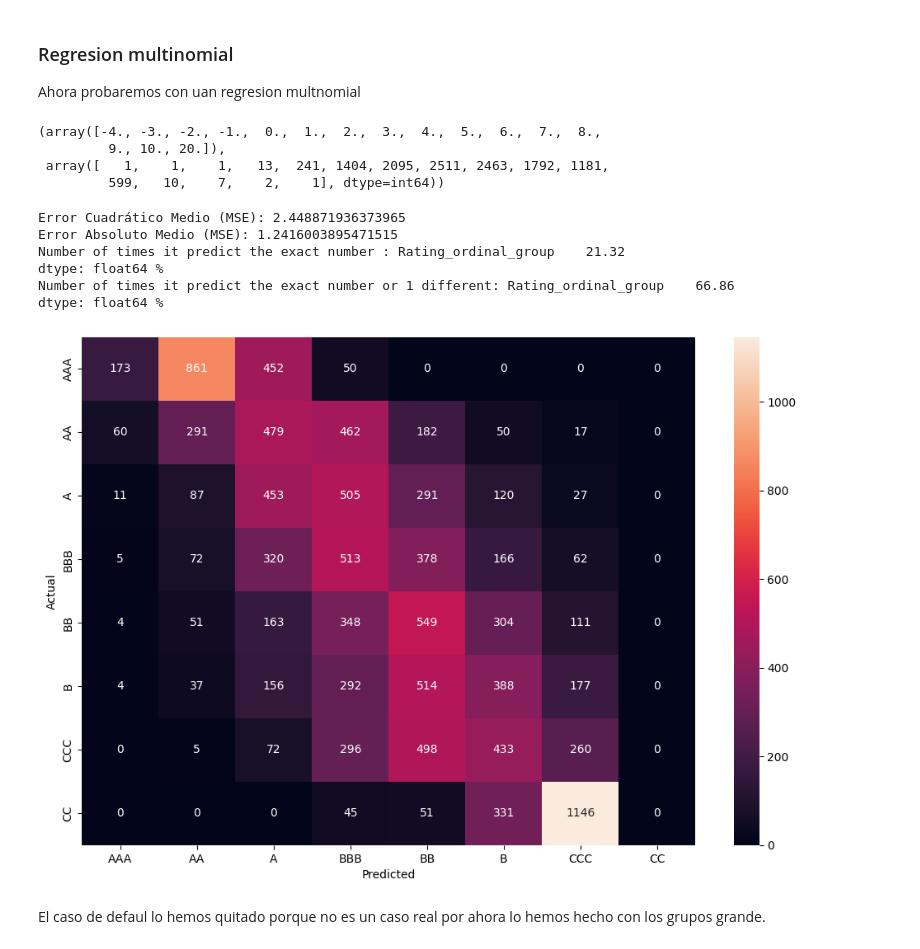
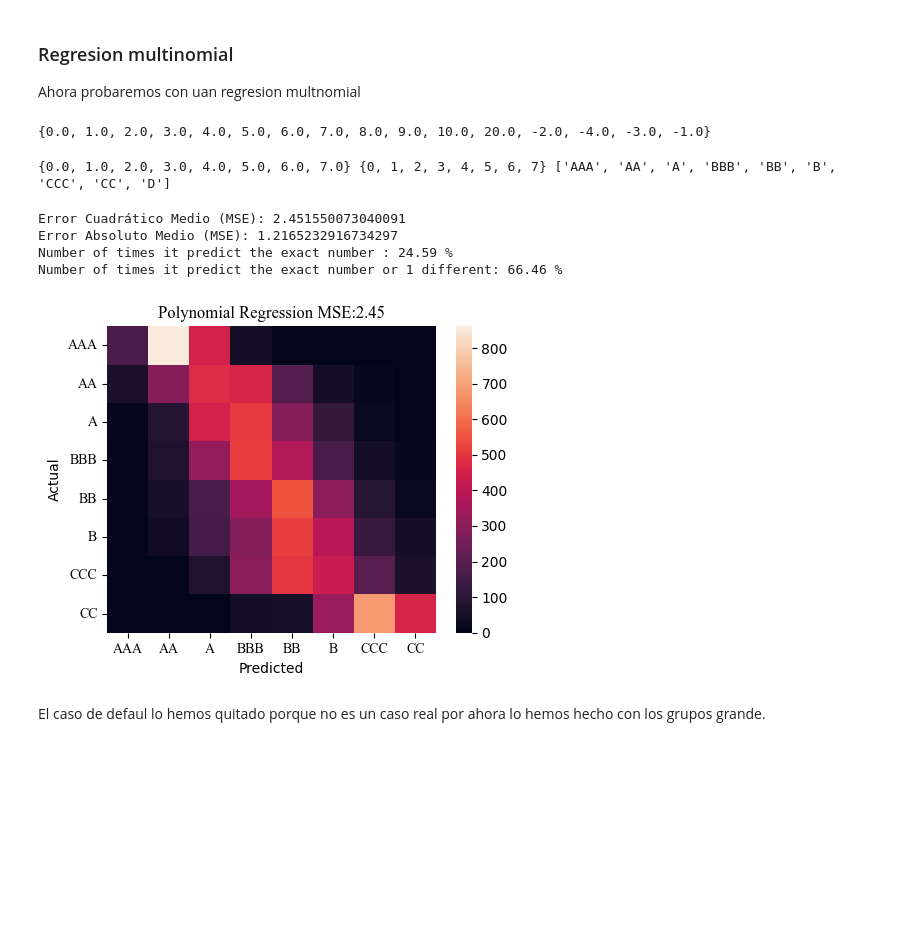
Before and after one commit to RubenPhy/rating_analisis, a Jupyter notebook: 4_modelo.ipynb, the cells around one changed output. Saved outputs shown, nothing was run; the diff lists cells and outputs as text; code cells hidden in the pictures; blank space fills up the shorter version.

```diff
--- a/4_modelo.ipynb
+++ b/4_modelo.ipynb
@@ -279,17 +298,15 @@ pickle.dump(polyreg_model, open(filename, 'wb'))
 y_pred = polyreg_model.predict(X_test)
 # %%
 y_pred_rounded = np.round(y_pred, decimals=0)
+print(set(y_pred_rounded))
+# %% [output]
+{0.0, 1.0, 2.0, 3.0, 4.0, 5.0, 6.0, 7.0, 8.0, 9.0, 10.0, 20.0, -2.0, -4.0, -3.0, -1.0}
-# %%
-# count the number of times that each number appears in the array
-np.unique(y_pred_rounded, return_counts=True)
-# %% [output]
-(array([-4., -3., -2., -1.,  0.,  1.,  2.,  3.,  4.,  5.,  6.,  7.,  8.,
-         9., 10., 20.]),
- array([   1,    1,    1,   13,  241, 1404, 2095, 2511, 2463, 1792, 1181,
-         599,   10,    7,    2,    1], dtype=int64))
 # %%
 # make the max between the number less that 0 equal to 0 and the number greater than 6 equal to 6
-y_pred_rounded= np.clip(y_pred_rounded, 0, 6)
+y_pred_rounded= np.clip(y_pred_rounded, 0, 7)
+print(set(y_pred_rounded),set(y),rating_order_group)
+# %% [output]
+{0.0, 1.0, 2.0, 3.0, 4.0, 5.0, 6.0, 7.0} {0, 1, 2, 3, 4, 5, 6, 7} ['AAA', 'AA', 'A', 'BBB', 'BB', 'B', 'CCC', 'CC', 'D']
 # %%
 mse = mean_squared_error(y_test, y_pred_rounded)
 print(f"Error Cuadrático Medio (MSE): {mse}")
@@ -302,25 +319,28 @@ print('Number of times it predict the exact number :',np.round(np.sum(y_pred_rou
 # count the number of times the prediction value is equal o have only 1 different to the real value over the total number of predictions
 print('Number of times it predict the exact number or 1 different:',np.round(np.sum(abs(y_pred_rounded - y_test) <= 1) / len(y_test),4)*100,'%')
 # %% [output]
-Error Cuadrático Medio (MSE): 2.448871936373965
-Error Absoluto Medio (MSE): 1.2416003895471515
-Number of times it predict the exact number : Rating_ordinal_group    21.32
-dtype: float64 %
-Number of times it predict the exact number or 1 different: Rating_ordinal_group    66.86
-dtype: float64 %
+Error Cuadrático Medio (MSE): 2.451550073040091
+Error Absoluto Medio (MSE): 1.2165232916734297
+Number of times it predict the exact number : 24.59 %
+Number of times it predict the exact number or 1 different: 66.46 %
+# %%
+rating_order_group_ = rating_order_group.copy()
+rating_order_group_.remove('D')
 # %%
 cm = confusion_matrix(y_test, y_pred_rounded)
-plt.figure(figsize=(12, 8))
-sns.heatmap(cm, annot=True, fmt="d")
+plt.figure(figsize=(5, 4))
+sns.heatmap(cm, annot=False, fmt="d")
 ticks = np.arange(len(rating_order_group_))+0.5
-plt.xticks(ticks=ticks, labels=rating_order_group_)
-plt.yticks(ticks=ticks, labels=rating_order_group_)
-
+plt.xticks(ticks=ticks, labels=rating_order_group_, fontname='Times New Roman')
+plt.yticks(ticks=ticks, labels=rating_order_group_, rotation=0, fontname='Times New Roman')
+plt.title(f'Polynomial Regression MSE:{mse:.2f}', fontname='Times New Roman')
 plt.xlabel('Predicted')
 plt.ylabel('Actual')
+plt.savefig('plots/confusion_matrix_polyreg_model.png')
+plt.tight_layout()
 plt.show()
 # %% [output]
-[figure, old version]
+[figure, new version]
 # %% [markdown]
 El caso de defaul lo hemos quitado porque no es un caso real por ahora lo hemos hecho con los grupos grande.
 # %% [markdown]
```
Also changed, not shown: parts of 14 cells of this notebook, 2 other files.
